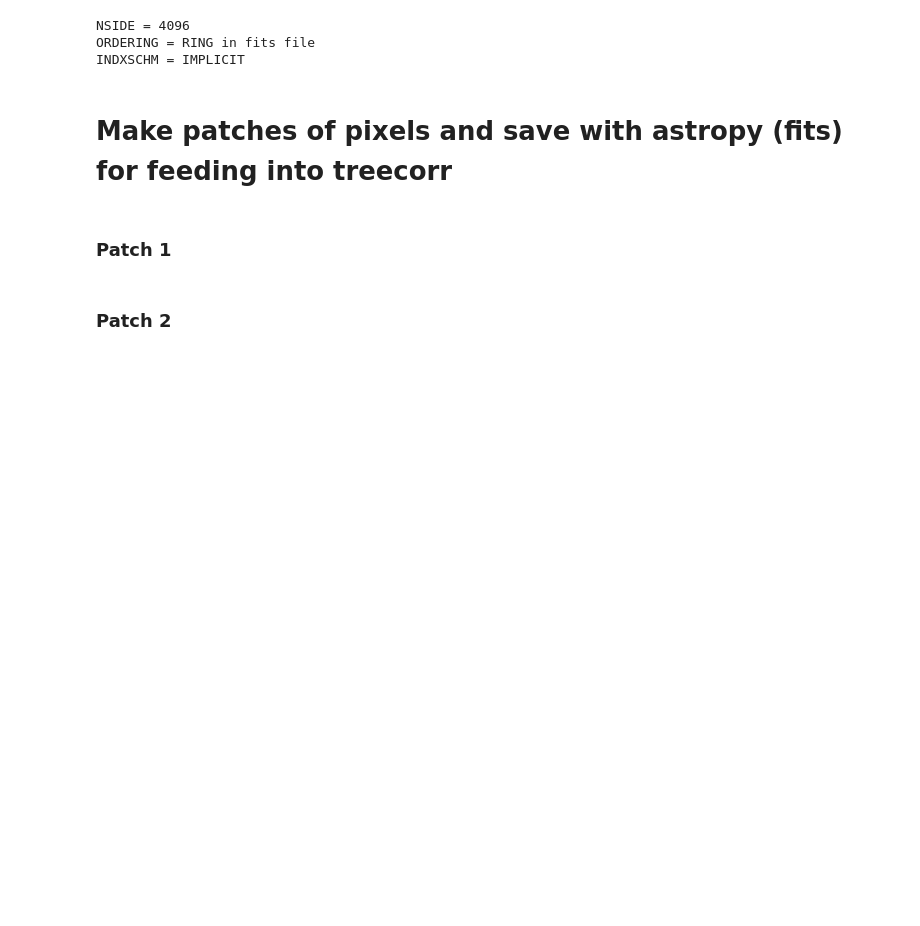
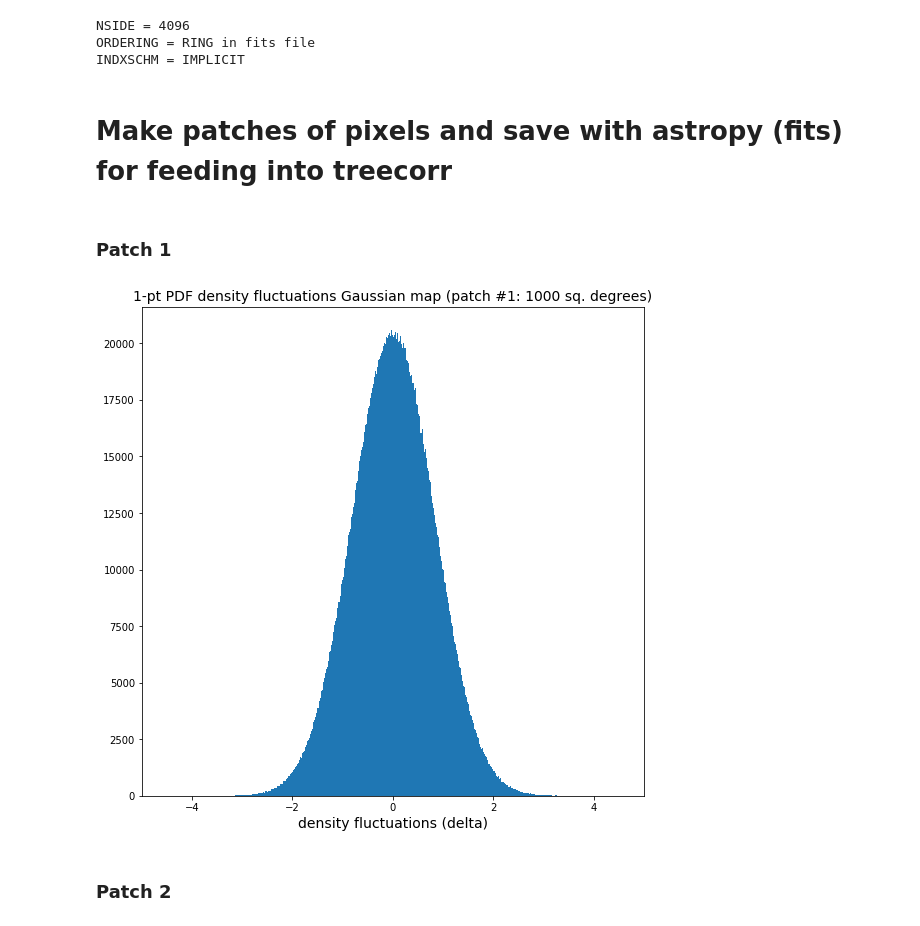
Before and after one commit to anikhalder/Integrated_Bispectrum, a Jupyter notebook: power_spectrum_gaussian/power_spectrum_gaussian_different_patches.ipynb, the cells around one changed output. Saved outputs shown, nothing was run; the diff lists cells and outputs as text; code cells hidden in the pictures; blank space fills up the shorter version.

Commit message:
Add 1-pt PDF plots

```diff
--- a/power_spectrum_gaussian/power_spectrum_gaussian_different_patches.ipynb
+++ b/power_spectrum_gaussian/power_spectrum_gaussian_different_patches.ipynb
@@ -63,25 +63,36 @@ INDXSCHM = IMPLICIT
 # %%
 # Choose a random pixel i.e. center of disc (patch on the sky map) around which to take 1000 deg square area
 disc_center = hp.pix2vec(nside, 101010101)
 
 # radius (in radians) corresponding to 1000 deg square patch in sky = 0.31 radians
 
 # find the pixels
 pixels_indices_disc = hp.query_disc(nside, disc_center, 0.31)
 
 density_field_gaussian_disc = density_field_gaussian[pixels_indices_disc]
 dec = np.pi/2 - hp.pix2ang(nside, pixels_indices_disc)[0]
 RA = hp.pix2ang(nside, pixels_indices_disc)[1]
 
 # for saving into fits file with astropy
 RA_data = Column(RA, name='RA', dtype='float') # column having ra
 dec_data = Column(dec, name='dec', dtype='float') # column having dec
 del_g_data = Column(density_field_gaussian_disc, name='del_g', dtype='float') # column having pixels_disc_values
 
 density_fluctuations_table = Table((RA_data, dec_data, del_g_data))
 # density_fluctuations_table.show_in_notebook()
 
 density_fluctuations_table.write("./simulations_output/different_patches/density_fluctuations_gaussian_patch_1.fits" , overwrite=True)
+
+# 1-pt PDF of density fluctuations within patch
+
+plt.figure(figsize=(9,9))
+plt.hist(density_field_gaussian_disc, bins=1000)
+plt.xlabel('density fluctuations (delta)', fontsize=14)
+plt.xlim(-5,5)
+plt.title('1-pt PDF density fluctuations Gaussian map (patch #1: 1000 sq. degrees)', fontsize=14)
+plt.savefig("./simulations_output/plot_output/1_pt_PDF_different_patches/density_fluctuations_gaussian_1_pt_PDF_patch_1.pdf")
+# %% [output]
+[figure, added]
 # %% [markdown]
 ### Patch 2
 # %%
```
Also changed, not shown: parts of 5 cells of this notebook, 21 other files.
